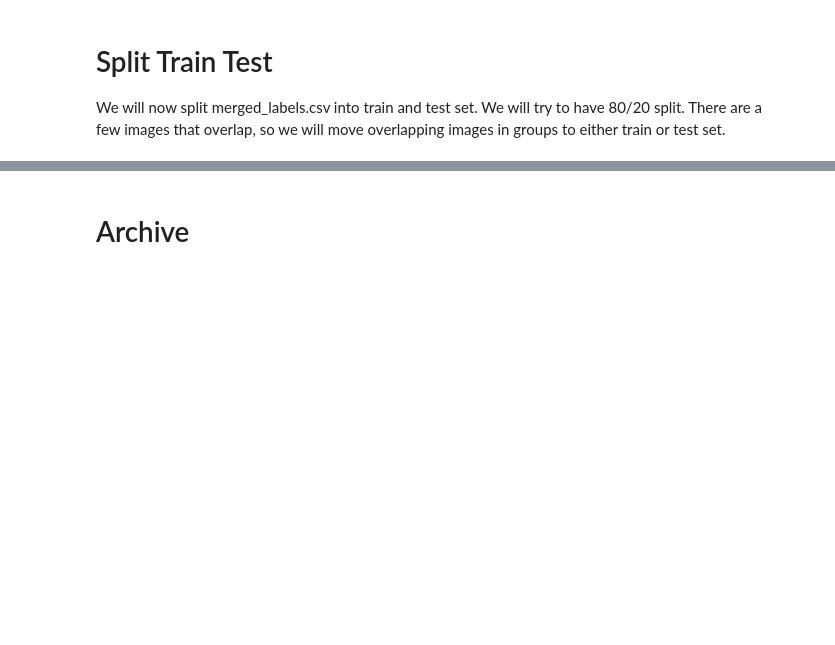
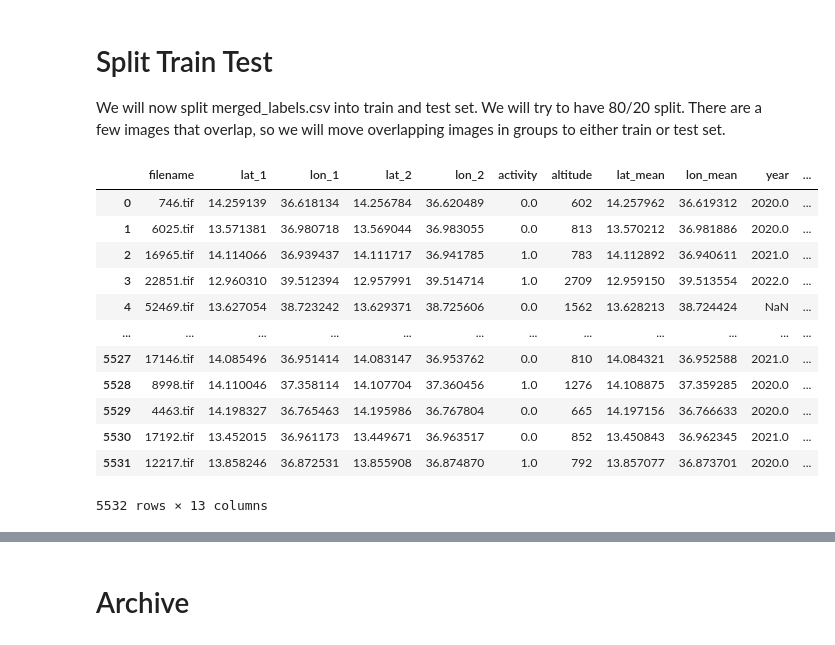
Before and after one commit to jonxuxu/harvest-piles, a Jupyter notebook: notebooks/Dataset_Split.ipynb, the cells around one changed output, grey strips where cells are left out. Cells and saved outputs as stored; diff of their text form; code cells hidden in the pictures; blank space fills up the shorter version.

```diff
--- a/notebooks/Dataset_Split.ipynb
+++ b/notebooks/Dataset_Split.ipynb
@@ -403,0 +418,16 @@ We will now split merged_labels.csv into train and test set. We will try to have
+# %%
+train_df
+# %% [output]
+|  | filename | lat_1 | lon_1 | lat_2 | lon_2 | activity | altitude | lat_mean | lon_mean | year | ... |
+| 0 | 746.tif | 14.259139 | 36.618134 | 14.256784 | 36.620489 | 0.0 | 602 | 14.257962 | 36.619312 | 2020.0 | ... |
+| 1 | 6025.tif | 13.571381 | 36.980718 | 13.569044 | 36.983055 | 0.0 | 813 | 13.570212 | 36.981886 | 2020.0 | ... |
+| 2 | 16965.tif | 14.114066 | 36.939437 | 14.111717 | 36.941785 | 1.0 | 783 | 14.112892 | 36.940611 | 2021.0 | ... |
+| 3 | 22851.tif | 12.960310 | 39.512394 | 12.957991 | 39.514714 | 1.0 | 2709 | 12.959150 | 39.513554 | 2022.0 | ... |
+| 4 | 52469.tif | 13.627054 | 38.723242 | 13.629371 | 38.725606 | 0.0 | 1562 | 13.628213 | 38.724424 | NaN | ... |
+| ... | ... | ... | ... | ... | ... | ... | ... | ... | ... | ... | ... |
+| 5527 | 17146.tif | 14.085496 | 36.951414 | 14.083147 | 36.953762 | 0.0 | 810 | 14.084321 | 36.952588 | 2021.0 | ... |
+| 5528 | 8998.tif | 14.110046 | 37.358114 | 14.107704 | 37.360456 | 1.0 | 1276 | 14.108875 | 37.359285 | 2020.0 | ... |
+| 5529 | 4463.tif | 14.198327 | 36.765463 | 14.195986 | 36.767804 | 0.0 | 665 | 14.197156 | 36.766633 | 2020.0 | ... |
+| 5530 | 17192.tif | 13.452015 | 36.961173 | 13.449671 | 36.963517 | 0.0 | 852 | 13.450843 | 36.962345 | 2021.0 | ... |
+| 5531 | 12217.tif | 13.858246 | 36.872531 | 13.855908 | 36.874870 | 1.0 | 792 | 13.857077 | 36.873701 | 2020.0 | ... |
+5532 rows × 13 columns
```
Also changed, not shown: parts of 8 cells of this notebook, 8 other files.
